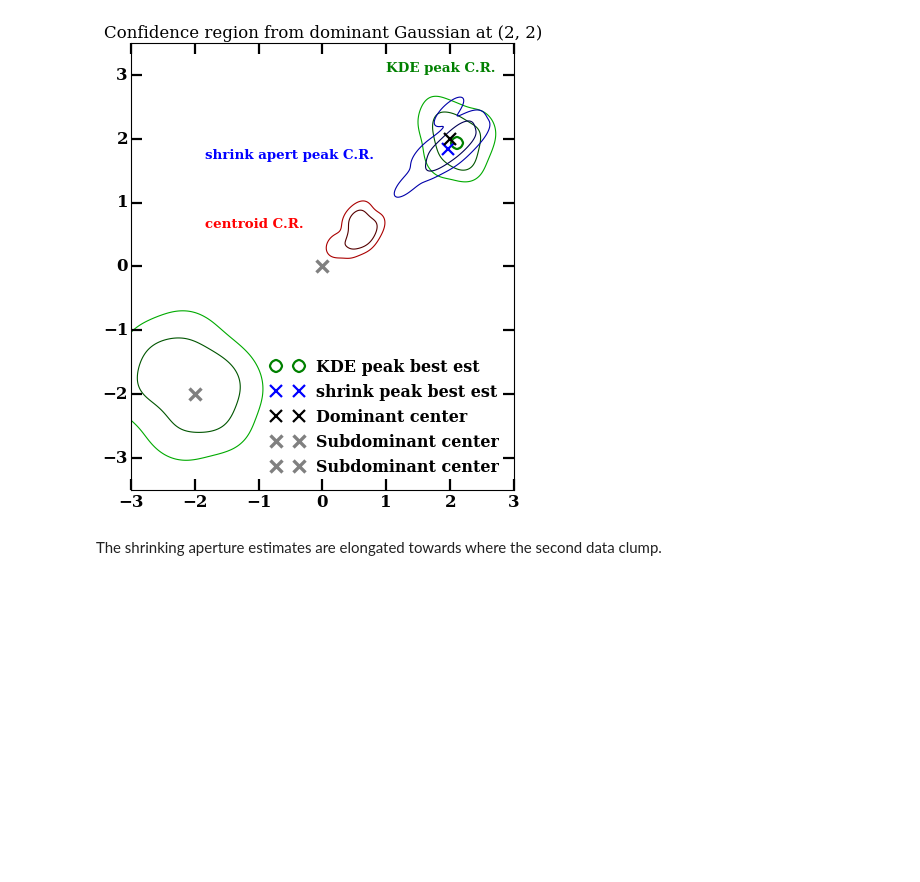
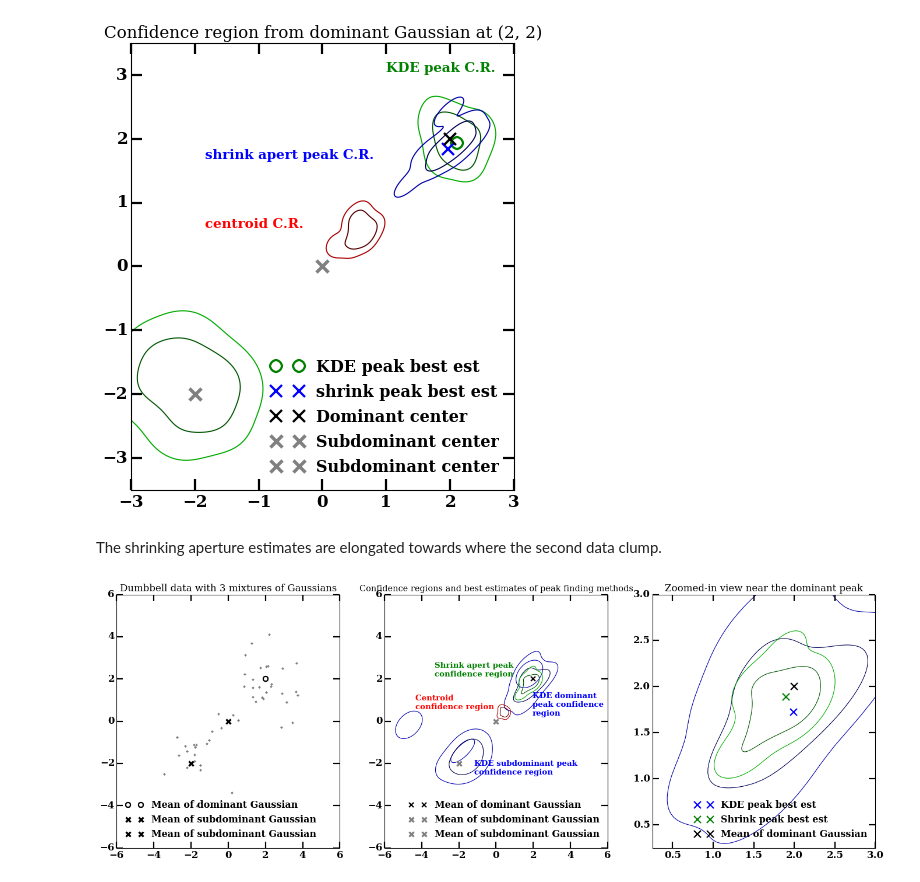
Before and after one commit to karenyyng/galaxy_DM_offset, a Jupyter notebook: code/analyses/compare_peak_methods_when_data_no_is_50.ipynb, the cells around one changed output. Saved outputs shown, nothing was run; the diff lists cells and outputs as text; code cells hidden in the pictures; blank space fills up the shorter version.

```diff
--- a/code/analyses/compare_peak_methods_when_data_no_is_50.ipynb
+++ b/code/analyses/compare_peak_methods_when_data_no_is_50.ipynb
@@ -389,3 +388,9 @@ plt.savefig("../../paper/confidence_regions_500.eps", bbox_inches='tight')
 [figure]
 # %% [markdown]
 The shrinking aperture estimates are elongated towards where the second data clump.
+# %%
+compare.plot_dumbbell_50_comparison(
+    dumb_data, shrink_peak_dens2, KDE_peak_dens2,
+    KDE_peak_dens2b, cent_peak_dens2)
+# %% [output]
+[figure, added]
```
Also changed, not shown: parts of 6 cells of this notebook, 7 other files.
